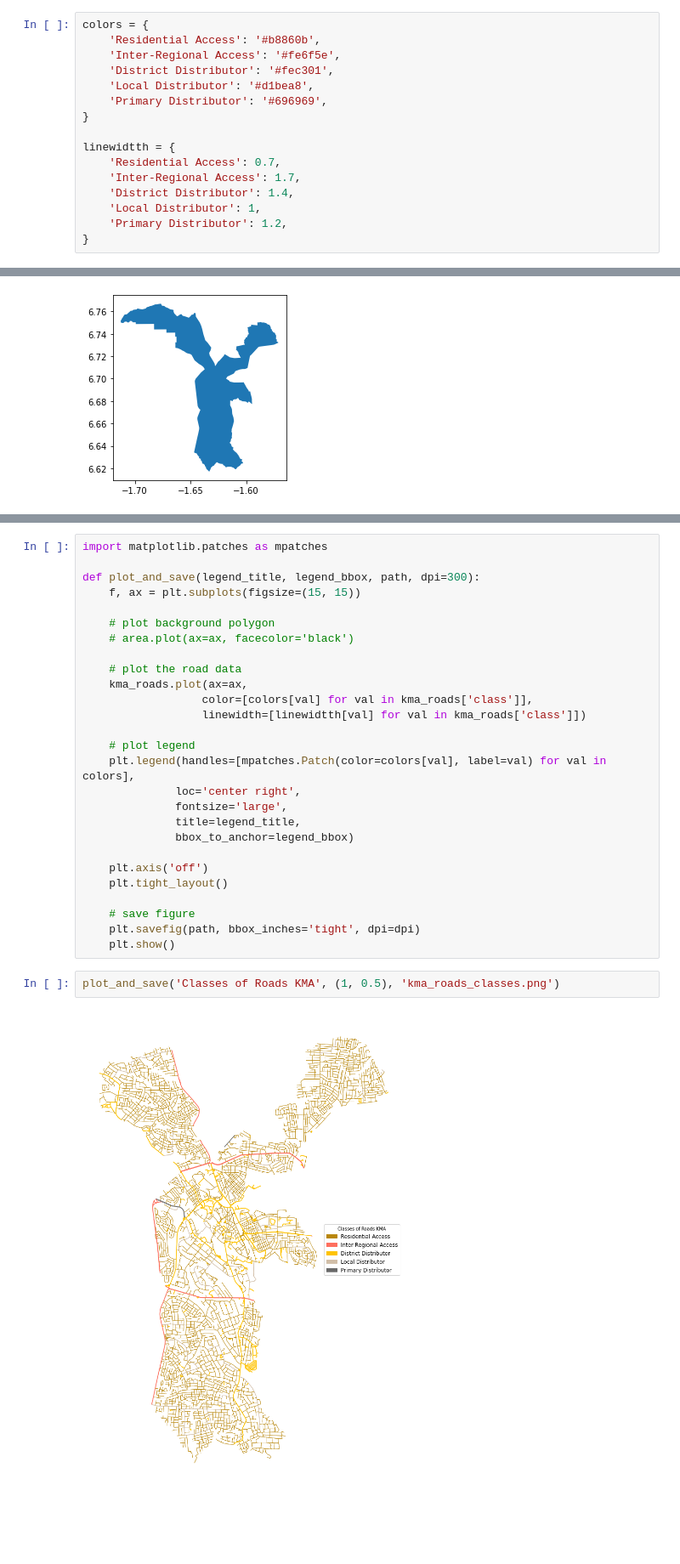
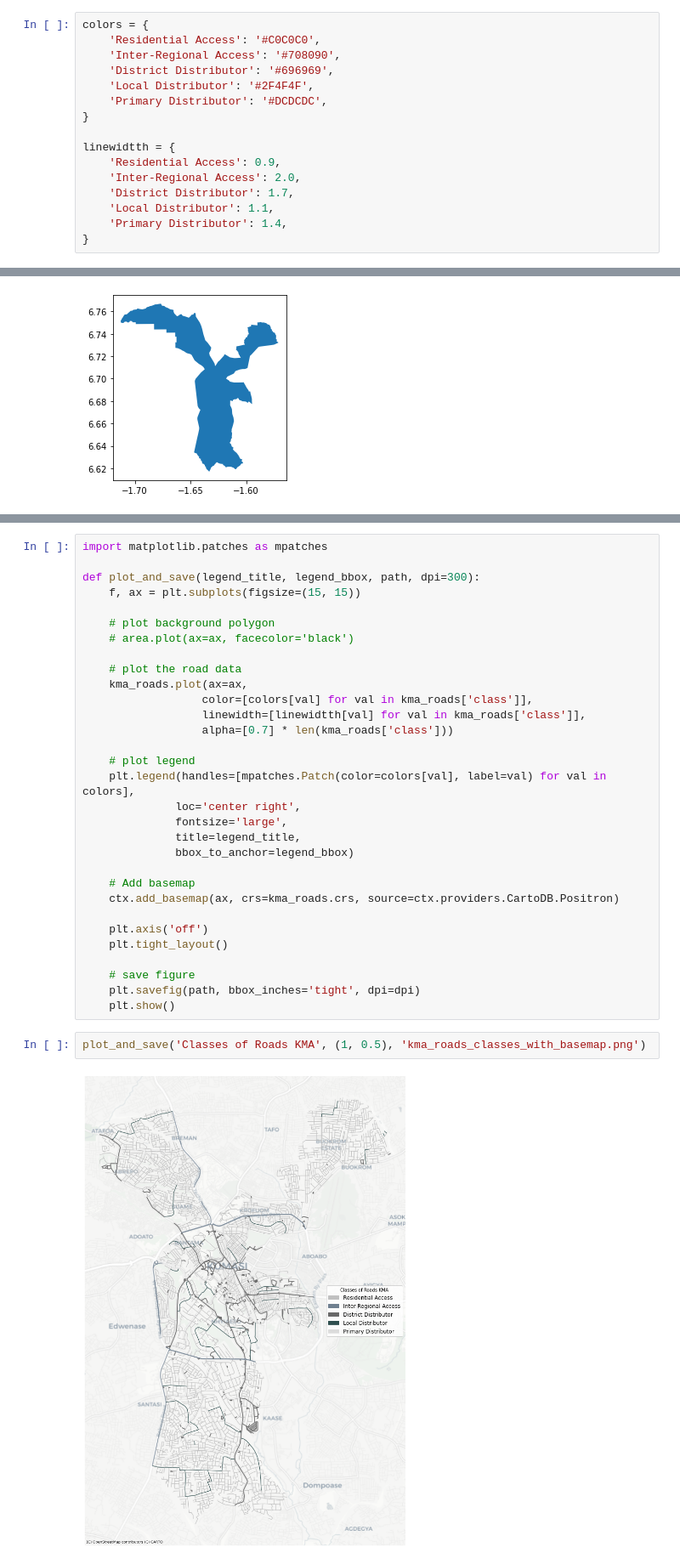
Before and after one commit to Joe-Degs/AutoGIS, a Jupyter notebook: lesson6/retrieving_osm_data_kma.ipynb, the cells around one changed output, grey strips where cells are left out. Shown at 85% size. Cells and saved outputs as stored; diff of their text form; blank space fills up the shorter version.

Commit message:
kma roads plotted

```diff
--- a/lesson6/retrieving_osm_data_kma.ipynb
+++ b/lesson6/retrieving_osm_data_kma.ipynb
@@ -183,19 +183,19 @@ kma_roads.head(10)
 | 9 | secondary | 20.798 | LINESTRING (-1.62345 6.68699, -1.... | Harper Road | District Distributor |
 # %%
 colors = {
-    'Residential Access': '#b8860b',
-    'Inter-Regional Access': '#fe6f5e',
-    'District Distributor': '#fec301',
-    'Local Distributor': '#d1bea8',
-    'Primary Distributor': '#696969',
+    'Residential Access': '#C0C0C0',
+    'Inter-Regional Access': '#708090',
+    'District Distributor': '#696969',
+    'Local Distributor': '#2F4F4F',
+    'Primary Distributor': '#DCDCDC',
 }
 
 linewidtth = {
-    'Residential Access': 0.7,
-    'Inter-Regional Access': 1.7,
-    'District Distributor': 1.4,
-    'Local Distributor': 1,
-    'Primary Distributor': 1.2,
+    'Residential Access': 0.9,
+    'Inter-Regional Access': 2.0,
+    'District Distributor': 1.7,
+    'Local Distributor': 1.1,
+    'Primary Distributor': 1.4,
 }
 # %% [markdown]
 ### get kma bouding box
@@ -217,7 +219,8 @@ def plot_and_save(legend_title, legend_bbox, path, dpi=300):
     # plot the road data
     kma_roads.plot(ax=ax,
                   color=[colors[val] for val in kma_roads['class']],
-                  linewidth=[linewidtth[val] for val in kma_roads['class']])
+                  linewidth=[linewidtth[val] for val in kma_roads['class']],
+                  alpha=[0.7] * len(kma_roads['class']))
 
     # plot legend
     plt.legend(handles=[mpatches.Patch(color=colors[val], label=val) for val in colors],
@@ -226,6 +229,9 @@ def plot_and_save(legend_title, legend_bbox, path, dpi=300):
               title=legend_title,
               bbox_to_anchor=legend_bbox)
 
+    # Add basemap
+    ctx.add_basemap(ax, crs=kma_roads.crs, source=ctx.providers.CartoDB.Positron)
+
     plt.axis('off')
     plt.tight_layout()
 
@@ -233,6 +239,6 @@ def plot_and_save(legend_title, legend_bbox, path, dpi=300):
     plt.savefig(path, bbox_inches='tight', dpi=dpi)
     plt.show()
 # %%
-plot_and_save('Classes of Roads KMA', (1, 0.5), 'kma_roads_classes.png')
+plot_and_save('Classes of Roads KMA', (1, 0.5), 'kma_roads_classes_with_basemap.png')
 # %% [output]
-[figure, old version]
+[figure, new version]
```
Also changed, not shown: parts of 3 cells of this notebook, 2 other files.
